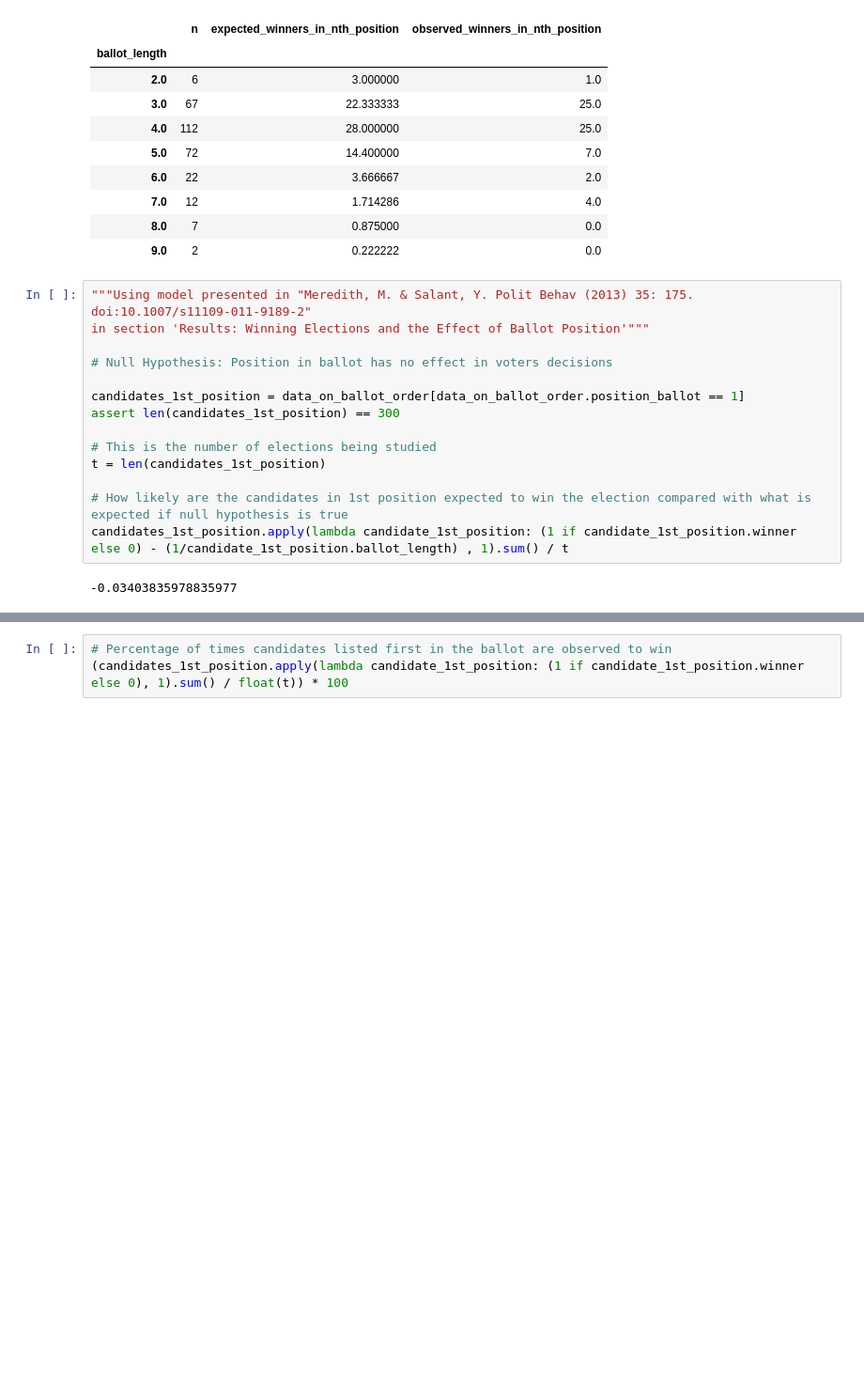
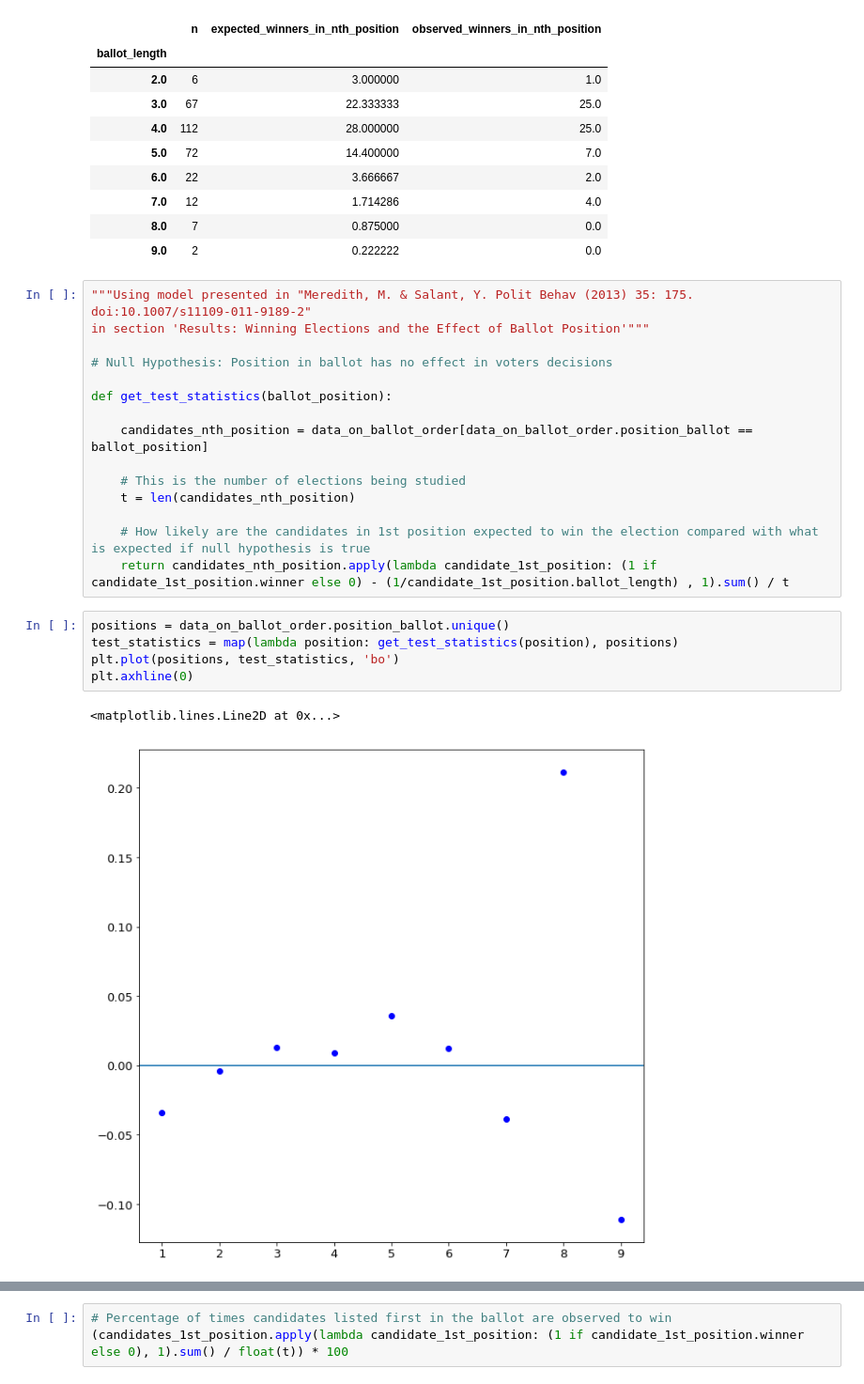
Before and after one commit to LLCampos/portugal-local-elections, a Jupyter notebook: effect_of_ballot_order_on_votes.ipynb, the cells around one changed output, grey strips where cells are left out. Shown at 94% size. Cells and saved outputs as stored; diff of their text form; blank space fills up the shorter version.

```diff
--- a/effect_of_ballot_order_on_votes.ipynb
+++ b/effect_of_ballot_order_on_votes.ipynb
@@ -141,16 +230,23 @@ in section 'Results: Winning Elections and the Effect of Ballot Position'"""
 
 # Null Hypothesis: Position in ballot has no effect in voters decisions
 
-candidates_1st_position = data_on_ballot_order[data_on_ballot_order.position_ballot == 1]
-assert len(candidates_1st_position) == 300
+def get_test_statistics(ballot_position):
 
-# This is the number of elections being studied
-t = len(candidates_1st_position)
+    candidates_nth_position = data_on_ballot_order[data_on_ballot_order.position_ballot == ballot_position]
 
-# How likely are the candidates in 1st position expected to win the election compared with what is expected if null hypothesis is true
-candidates_1st_position.apply(lambda candidate_1st_position: (1 if candidate_1st_position.winner else 0) - (1/candidate_1st_position.ballot_length) , 1).sum() / t
+    # This is the number of elections being studied
+    t = len(candidates_nth_position)
+
+    # How likely are the candidates in 1st position expected to win the election compared with what is expected if null hypothesis is true
+    return candidates_nth_position.apply(lambda candidate_1st_position: (1 if candidate_1st_position.winner else 0) - (1/candidate_1st_position.ballot_length) , 1).sum() / t
-# %% [output]
--0.03403835978835977
+# %%
+positions = data_on_ballot_order.position_ballot.unique()
+test_statistics = map(lambda position: get_test_statistics(position), positions)
+plt.plot(positions, test_statistics, 'bo')
+plt.axhline(0)
+# %% [output]
+<matplotlib.lines.Line2D at 0x...>
+[figure, added]
 # %%
 # Percentage of times candidates listed first in the ballot are expected to win absent ballot order effects.
 (candidates_1st_position.apply(lambda candidate_1st_position: 1 / candidate_1st_position.ballot_length, 1).sum() / t) * 100
```
Also changed, not shown: parts of 11 cells of this notebook.
